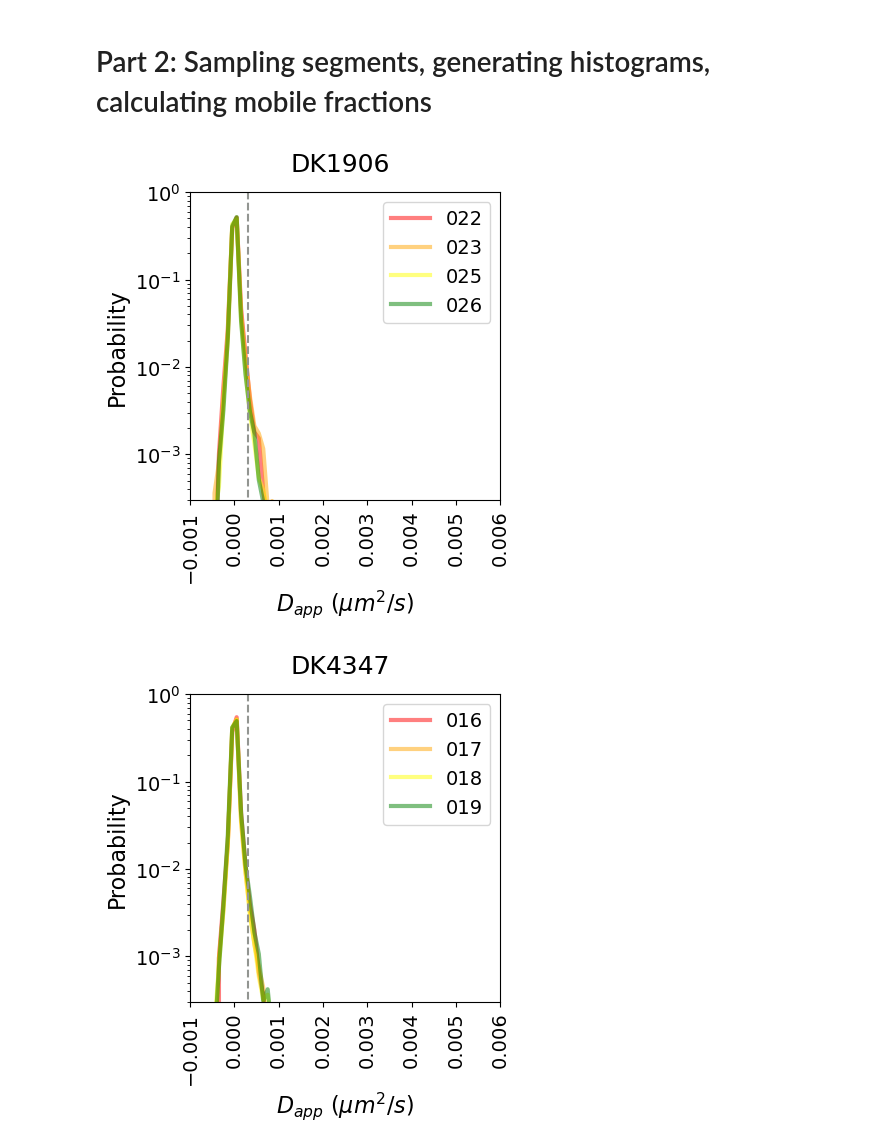
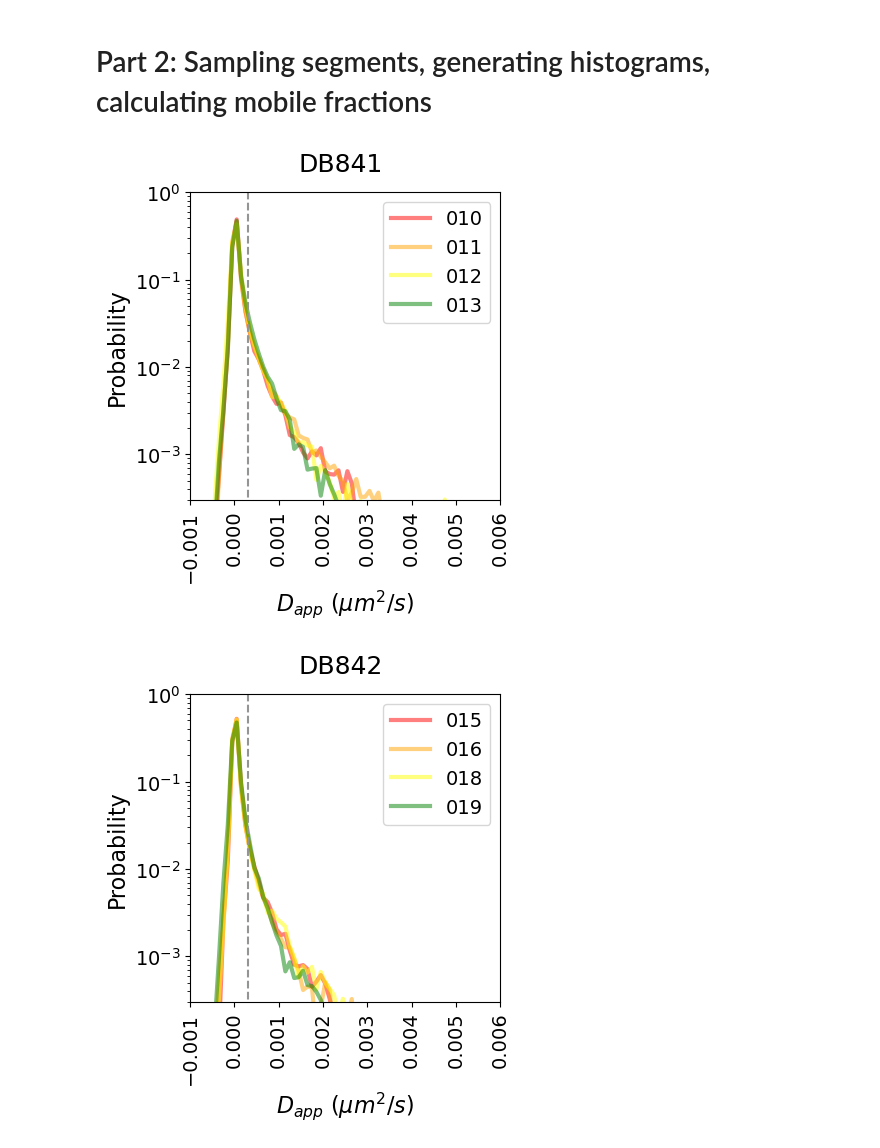
Before and after one commit to BiteenMatlab/basal_body_tracking, a Jupyter notebook: 4_calc_msd_data.ipynb, the cells around one changed output. Drawn from its saved outputs; the diff is of its cells as text; code cells hidden in the pictures.

```diff
--- a/4_calc_msd_data.ipynb
+++ b/4_calc_msd_data.ipynb
@@ -85,14 +85,14 @@ def calc_msd(frames, rows, cols, pixel_size, tau, max_lag):
 # %% [markdown]
 # Part 1: Calculating D_app for all possible segments
 # %%
-folder = r"T:\MIGRATED\Lab_Members\Daniel_Foust\Data\Basal Bodies\mutants\Water Batch 2"
-fname = r'Water_Batch_2_movie_notes.xlsx'
+folder = r"T:\MIGRATED\Lab_Members\Daniel_Foust\Data\Basal Bodies\mutants\Water Batch 3"
+fname = r'Water_Batch_3_movie_notes.xlsx'
 movie_notes = pd.read_excel(join(folder, fname), sheet_name=None)
 
 movie_notes_rep = movie_notes['BR3']
 movie_list = movie_notes_rep['Movie'][~(movie_notes_rep['Exclude']=='x')]
 
-folder_rep = r'T:\MIGRATED\Lab_Members\Daniel_Foust\Data\Basal Bodies\mutants\Water Batch 2\BR3\2023-06-29__rois_g-r_radsym_cons'
+folder_rep = r'T:\MIGRATED\Lab_Members\Daniel_Foust\Data\Basal Bodies\mutants\Water Batch 3\BR3\2023-06-29__rois_g-r_radsym_cons'
 
 summary = pd.DataFrame(columns=['file',
                                 'steps',
@@ -156,9 +156,9 @@ np.save(join(folder_rep, 'D_app_data.npy'), D_app_data, allow_pickle=True)
 # %% [markdown]
 # Part 2: Sampling segments, generating histograms, calculating mobile fractions
 # %%
-strains = ('DB1338', 'DB897', 'DK2118', 'DK4892', 'DK5083', 'DK5084', 'DK5268')
+strains = ('DB841', 'DB842', 'DB843', 'DB873')
 
-folder = r'T:\MIGRATED\Lab_Members\Daniel_Foust\Data\Basal Bodies\mutants\Small Batch Water\BR3\2023-06-29__rois_g-r_radsym_cons'
+folder = r'T:\MIGRATED\Lab_Members\Daniel_Foust\Data\Basal Bodies\mutants\Water Batch 3\BR3\2023-06-29__rois_g-r_radsym_cons'
 fname = r'D_app_data.npy'
 
 figfolder = r'D_app histograms'
@@ -231,32 +231,32 @@ for strain in strains:
         hnorm_mean = hnorm.mean(axis=0)
         ax.plot((bins[1:]+bins[:-1])/2, hnorm_mean, alpha=0.5, color=colors[i], label=Path(m).stem[-3:], lw=3)
 
         results.loc[j, 'movie'] = m
         results.loc[j, 'strain'] = strain
         results.loc[j, 'n'] = hists[m][bl].sum()
         results.loc[j, 'f_mobile mean']  = f_mob_bl.mean()
         results.loc[j, 'f_mobile stdev'] = f_mob_bl.std()
         results.loc[j, 'f_mobile median'] = np.median(f_mob_bl)
         # print(results[j])
         j += 1
 
     ax.plot([mob_th, mob_th], [-1,1], '--', color='xkcd:gray')
     ax.set_xlim([-0.001, 0.006])
     ax.set_ylim([3e-4, 1])
     ax.set_yscale('log')
     plt.legend(loc='upper right', fontsize=14)
     plt.xlabel(r'$D_{app}\ (\mu m^2/s)$', fontsize=16)
     plt.ylabel('Probability', fontsize=16)
 
     plt.xticks(fontsize=14, rotation='vertical')
     plt.yticks(fontsize=14);
 
     plt.savefig(join(folder, figfolder, strain+'.png'),
                dpi=450,
                bbox_inches='tight',
                transparent=True)
 
 results.to_csv(join(folder, 'mobility results.csv'))
 # %% [output]
-[figure, old version]
+[figure, new version]
-[figure, old version]
+[figure, new version]
```
Also changed, not shown: parts of 1 cell of this notebook, 5 other files.
